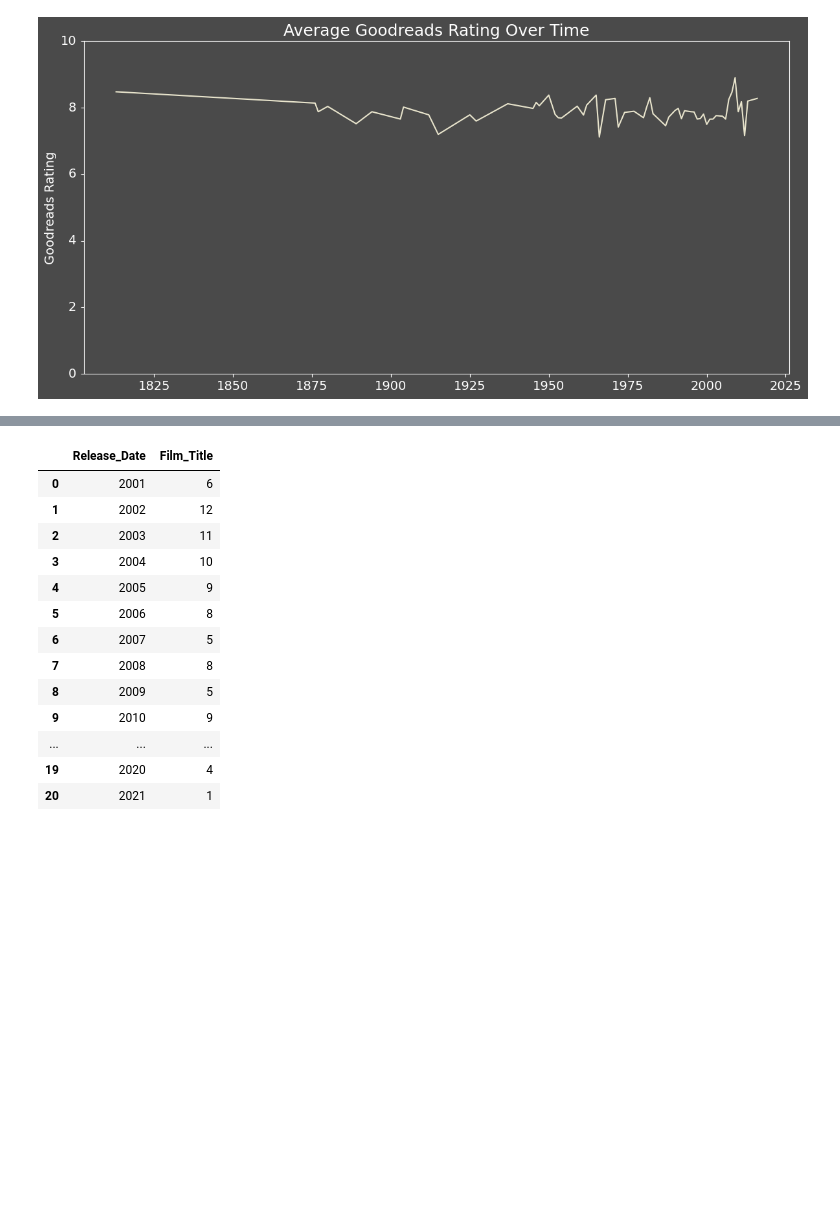
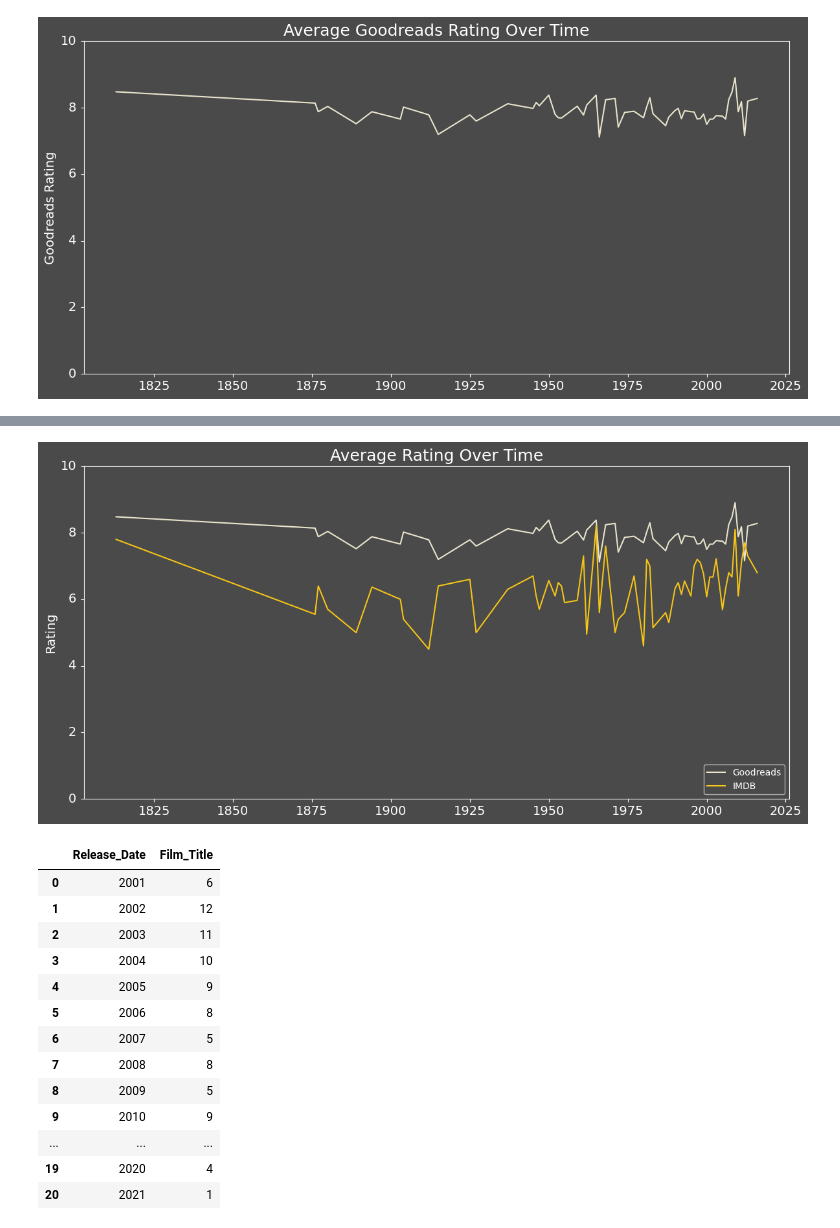
Before and after one commit to BigECire/eric-capstone, a Jupyter notebook: notebooks/Untitled.ipynb, the cells around one changed output, grey strips where cells are left out. Drawn from its saved outputs; the diff is of its cells as text; code cells hidden in the pictures; blank space fills up the shorter version.

```diff
--- a/notebooks/Untitled.ipynb
+++ b/notebooks/Untitled.ipynb
@@ -474,3 +474,7 @@ plt.tight_layout();
 plt.savefig("../images/Average_Goodreads_Rating_Over_Time.png", dpi=300, bbox_inches='tight')
 # %% [output]
 [figure]
+# %%
+ratings_time = small_list.groupby('Publication_Date', as_index=False)[['average_rating', 'imdb_rating']].mean()
+ratings_time.average_rating = ratings_time.average_rating*2
+ratings_time
@@ -477,3 +499,22 @@ plt.savefig("../images/Average_Goodreads_Rating_Over_Time.png", dpi=300, bbox_in
+# %%
+fig, ax = plt.subplots()
+fig.patch.set_facecolor(color_palette['background'])
+ratings_time.plot(x='Publication_Date', y=['average_rating', 'imdb_rating'], kind = 'line', color = [color_palette['goodreads'], color_palette['imdb']], figsize=(12, 6), ax=ax)
+plt.title('Average Rating Over Time', fontsize = 18, color =  color_palette['lines'])
+ax.set_facecolor(color_palette['background'])
+plt.legend(loc='lower right', facecolor=color_palette['background'], labelcolor=color_palette['lines'], labels=['Goodreads', 'IMDB'])
+plt.xlabel('')
+ax.set_ylim(0, 10)
+plt.ylabel('Rating', color =  color_palette['lines'], fontsize = 14)
+ax.spines[["bottom","left","top","right"]].set_color(color_palette['lines'])
+ax.set_yticklabels(ax.get_yticklabels(), ha='right', va='center', fontsize = 14)
+ax.set_xticklabels(ax.get_xticklabels(), fontsize = 14)
+ax.tick_params(axis='y', pad=5, color =  color_palette['lines'], labelcolor=color_palette['lines'])
+ax.tick_params(axis='x', color =  color_palette['lines'], labelcolor=color_palette['lines'])
+plt.tight_layout();
+plt.savefig("../images/Average_Rating_Over_Time.png", dpi=300, bbox_inches='tight')
+# %% [output]
+[figure, added]
 # %%
 books_count = small_list.groupby('Release_Date', as_index=False).Film_Title.count()
 books_count
```
Also changed, not shown: parts of 6 cells of this notebook, 5 other files.
